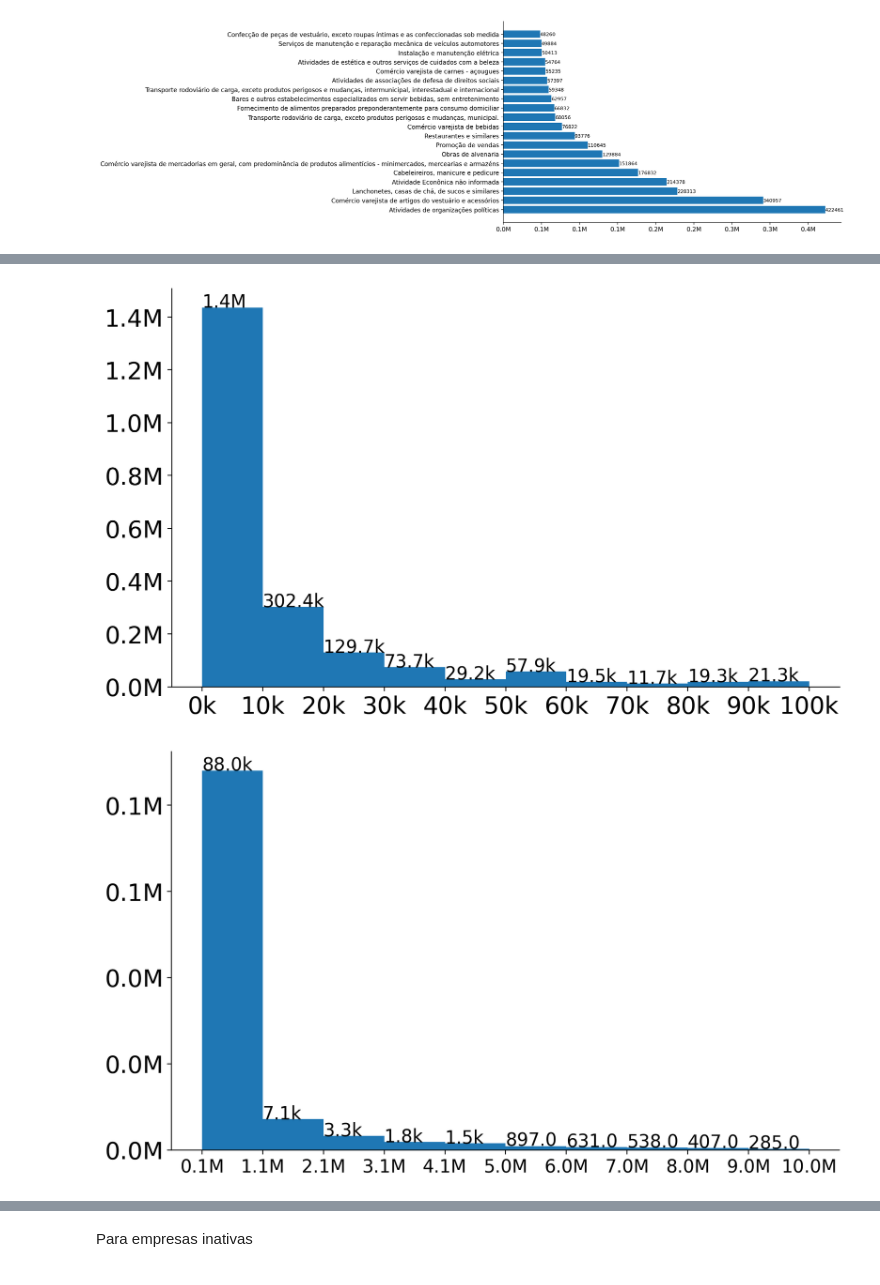
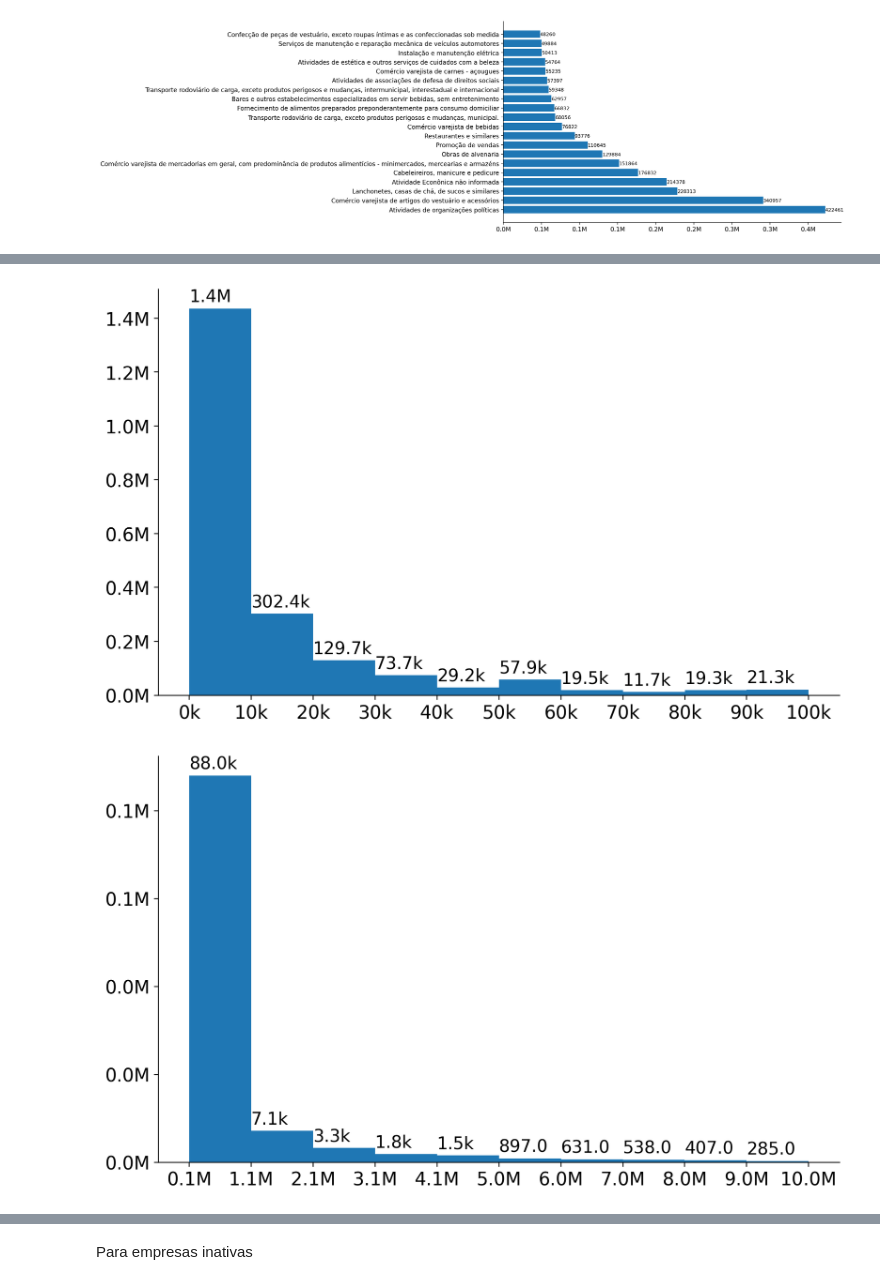
Before and after one commit to leandronogsantos/brasil_cnpjs, a Jupyter notebook: analise_dos_dados.ipynb, the cells around one changed output, grey strips where cells are left out. Drawn from its saved outputs; the diff is of its cells as text; code cells hidden in the pictures.

```diff
--- a/analise_dos_dados.ipynb
+++ b/analise_dos_dados.ipynb
@@ -305,21 +231,21 @@ Name: cnpj, dtype: int64
 # %%
 years = [str(x) for x in range(2010, 2024)]
 
-fig = plt.figure(figsize=(10, 6), dpi=dpi)
+fig = plt.figure(figsize=(10, 20), dpi=dpi)
 ax = plt.gca()
 
 df_plot = pd.DataFrame({'values_close':values_close, 'values':values,'index':years})
 df_plot.plot.barh(ax=ax)
-ax.legend(["Empresas fechadas", "Empresas abertas"], fontsize=20);
+ax.legend(["Empresas fechadas", "Empresas criadas"], fontsize=15);
 
 ax.spines['top'].set_visible(False)
 ax.spines['right'].set_visible(False)
 ax.xaxis.set_major_formatter(million_formatter)
-ax.xaxis.set_tick_params(labelsize=20)
-ax.yaxis.set_tick_params(labelsize=20)
+ax.xaxis.set_tick_params(labelsize=15)
+ax.yaxis.set_tick_params(labelsize=15)
 
 for i, v in enumerate(values_close):
-    ax.text(v, i - 0.2 , ' '+ str(v) , fontsize=20)
+    ax.text(v, i - 0.2 , ' '+ str(v) , fontsize=15)
 for i, v in enumerate(values):
-    ax.text(v, i + 0.1 , ' '+str(v) , fontsize=20)
+    ax.text(v-1, i + 0.05 , ' '+str(v) , fontsize=15)
 # %% [output]
@@ -441,17 +332,18 @@ df_plot = df_plot.sort_values(by='order', ascending=False).head(5)
 df_plot.drop(columns='order', inplace=True)
 
 df_plot.plot.barh(ax=ax, xlabel='')
-ax.legend(["Empresas fechadas", "Empresas abertas"], fontsize=20);
+ax.legend(["Empresas fechadas", "Empresas em atividade"], fontsize=18);
+ax.set(ylabel=None)
 
 ax.spines['top'].set_visible(False)
 ax.spines['right'].set_visible(False)
 ax.xaxis.set_major_formatter(million_formatter)
-ax.xaxis.set_tick_params(labelsize=20)
-ax.yaxis.set_tick_params(labelsize=20)
+ax.xaxis.set_tick_params(labelsize=18)
+ax.yaxis.set_tick_params(labelsize=18)
 for i, v in enumerate(df_plot['values_open']):
-    ax.text(v, i - 0.2 , ' '+ str(v) , fontsize=20)
+    ax.text(v, i - 0.2 , ' '+ str(v) , fontsize=18)
 for i, v in enumerate(df_plot['values']):
-    ax.text(v, i + 0.1 , ' '+str(v) , fontsize=20)
+    ax.text(v, i + 0.1 , ' '+str(v) , fontsize=18)
 # %% [output]
 A value is trying to be set on a copy of a slice from a DataFrame.
 Try using .loc[row_indexer,col_indexer] = value instead
@@ -600,4 +492,4 @@ for i, v in enumerate(values.values):
 [figure]
 # %%
 #Capital medio e qualificacoes
-df_empresas_estab_mg['CAPITAL'].describe()
+df_empresas_estab_mg['CAPITAL'] = df_empresas_estab_mg['CAPITAL'].apply(lambda x: x.replace(',', '.')).astype(float)
@@ -615,37 +497,37 @@ Name: CAPITAL, dtype: float64
 import matplotlib.pyplot as plt
 import numpy as np
 
 # Dados para o histograma
 dados = df_empresas_estab_mg[(df_empresas_estab_mg['CAPITAL'] < 100000) & (df_empresas_estab_mg['SITUAÇÃO CADASTRAL'] == 2)]['CAPITAL']
 
 # Cria a figura e o objeto ax
 fig = plt.figure(figsize=(10, 6), dpi=dpi)
 ax = plt.gca()
 # Cria o histograma
 hist = ax.hist(dados, bins=10)
 for i, p in enumerate(ax.patches):
     if i in list(range(0, 10)):
         valor = p.get_height()
         if valor >= 1e6:
             valor_abreviado = '{:.1f}M'.format(valor/1e6)
         elif valor >= 1e3:
             valor_abreviado = '{:.1f}k'.format(valor/1e3)
         else:
             valor_abreviado = str(valor)
-        ax.annotate(valor_abreviado, (p.get_x() + 0.1, p.get_height() + 5), fontsize=15)
+        ax.annotate(valor_abreviado, (p.get_x() + 0.1, p.get_height() + 25000), fontsize=14)
 bins = hist[1]
 bin_labels = ['{:.0f}k'.format(b/1000) for b in bins]
 ax.set_xticks(bins)
 ax.set_xticklabels(bin_labels)
 ax.spines['top'].set_visible(False)
 ax.spines['right'].set_visible(False)
 ax.yaxis.set_major_formatter(million_formatter)
-ax.xaxis.set_tick_params(labelsize=20)
-ax.yaxis.set_tick_params(labelsize=20)
+ax.xaxis.set_tick_params(labelsize=15)
+ax.yaxis.set_tick_params(labelsize=15)
 # Mostra o gráfico
 plt.show()
 # %% [output]
-[figure, old version]
+[figure, new version]
 # %%
 import matplotlib.pyplot as plt
 import numpy as np
@@ -667,7 +549,7 @@ for i, p in enumerate(ax.patches):
             valor_abreviado = '{:.1f}k'.format(valor/1e3)
         else:
             valor_abreviado = str(valor)
-        ax.annotate(valor_abreviado, (p.get_x() + 0.1, p.get_height() + 5), fontsize=15)
+        ax.annotate(valor_abreviado, (p.get_x() + 0.1, p.get_height() + 1500), fontsize=14)
 bins = hist[1]
 bin_labels = ['{:.0f}k'.format(b/1000) for b in bins]
 ax.set_xticks(bins)
@@ -684,11 +566,11 @@ ax.yaxis.set_major_formatter(million_formatter)
 ax.xaxis.set_major_formatter(million_formatter)
 
 ax.xaxis.set_tick_params(labelsize=15)
-ax.yaxis.set_tick_params(labelsize=20)
+ax.yaxis.set_tick_params(labelsize=15)
 # Mostra o gráfico
 plt.show()
 # %% [output]
-[figure, old version]
+[figure, new version]
 # %%
 import matplotlib.pyplot as plt
 import numpy as np
```
Also changed, not shown: parts of 25 cells of this notebook, 1 other file.
